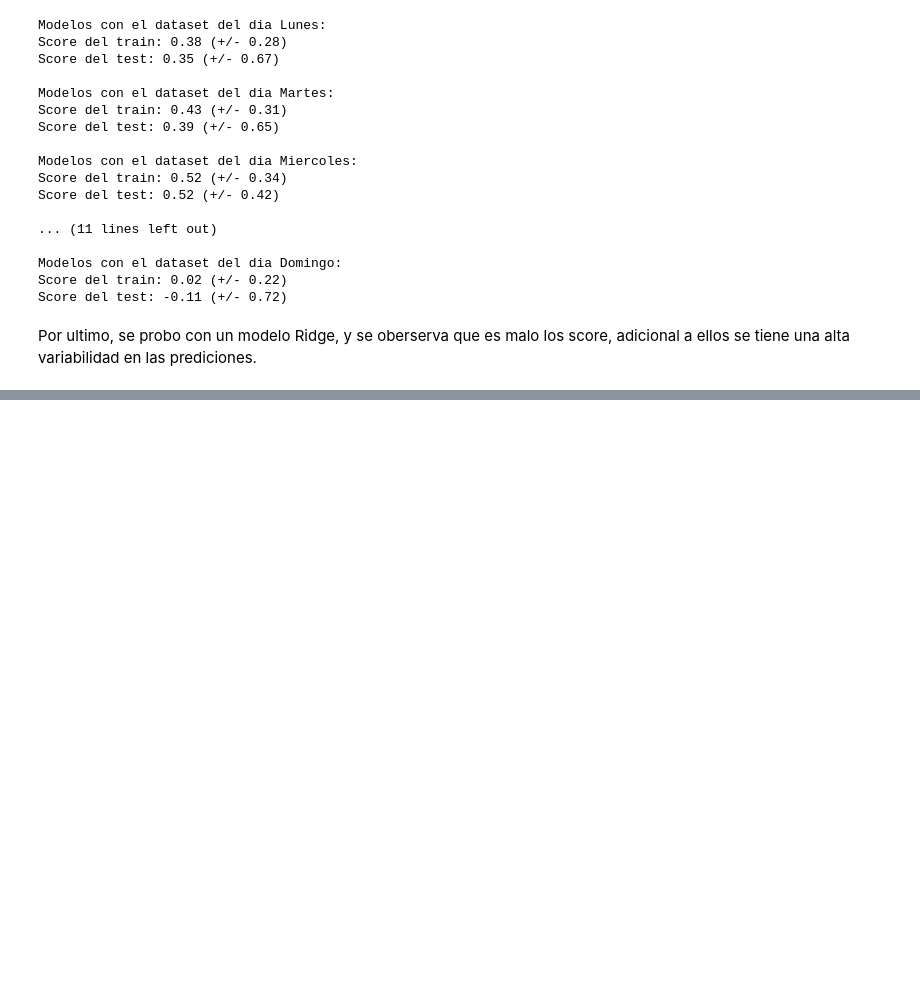
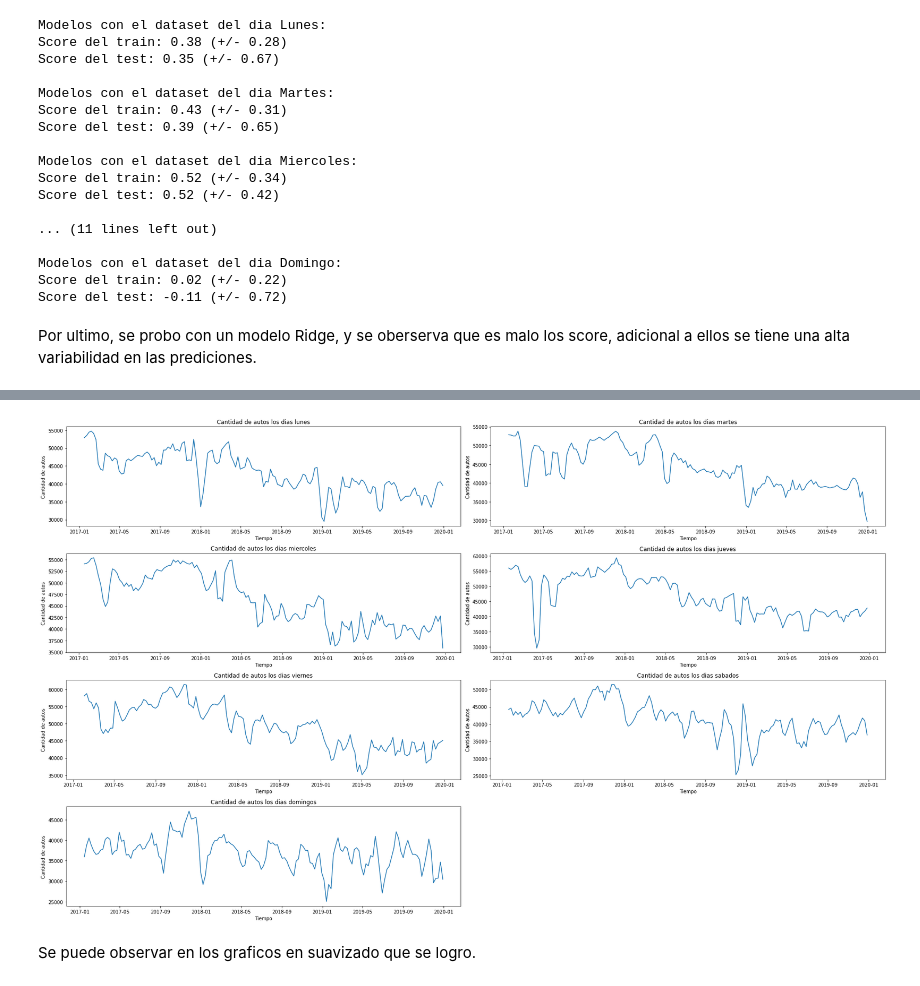
Before and after one commit to mianguevara/Acamica, a Jupyter notebook: DS_Proyecto_03_ST.ipynb, the cells around one changed output, grey strips where cells are left out. Saved outputs shown, nothing was run; the diff lists cells and outputs as text; code cells hidden in the pictures; blank space fills up the shorter version.

```diff
--- a/DS_Proyecto_03_ST.ipynb
+++ b/DS_Proyecto_03_ST.ipynb
@@ -710,0 +713,68 @@ Por ultimo, se probo con un modelo Ridge, y se oberserva que es malo los score,
+# %%
+dataset_monday['media_movil'] = dataset_monday['cantidad_pasos'].rolling(window=3).mean()
+dataset_monday=dataset_monday.dropna()
+dataset_tuesday['media_movil'] = dataset_tuesday['cantidad_pasos'].rolling(window=3).mean()
+dataset_tuesday=dataset_tuesday.dropna()
+dataset_wednesday['media_movil'] = dataset_wednesday['cantidad_pasos'].rolling(window=3).mean()
+dataset_wednesday=dataset_wednesday.dropna()
+dataset_thursday['media_movil'] = dataset_thursday['cantidad_pasos'].rolling(window=3).mean()
+dataset_thursday=dataset_thursday.dropna()
+dataset_friday['media_movil'] = dataset_friday['cantidad_pasos'].rolling(window=3).mean()
+dataset_friday=dataset_friday.dropna()
+dataset_saturday['media_movil'] = dataset_saturday['cantidad_pasos'].rolling(window=3).mean()
+dataset_saturday=dataset_saturday.dropna()
+dataset_sunday['media_movil'] = dataset_sunday['cantidad_pasos'].rolling(window=3).mean()
+dataset_sunday=dataset_sunday.dropna()
+# %%
+#Se grafica el comportamiento de la variable cantidad de pasos pero con su media movil de 3 periodos para cada dia de la semana
+
+plt.figure(figsize = (25,15))
+
+plt.subplot(4,2,1)
+plt.plot(dataset_monday.index, dataset_monday.media_movil)
+plt.xlabel('Tiempo')
+plt.ylabel('Cantidad de autos')
+plt.title('Cantidad de autos los dias lunes')
+
+plt.subplot(4,2,2)
+plt.plot(dataset_tuesday.index, dataset_tuesday.media_movil)
+plt.xlabel('Tiempo')
+plt.ylabel('Cantidad de autos')
+plt.title('Cantidad de autos los dias martes')
+
+plt.subplot(4,2,3)
+plt.plot(dataset_wednesday.index, dataset_wednesday.media_movil)
+plt.xlabel('Tiempo')
+plt.ylabel('Cantidad de autos')
+plt.title('Cantidad de autos los dias miercoles')
+
+plt.subplot(4,2,4)
+plt.plot(dataset_thursday.index, dataset_thursday.media_movil)
+plt.xlabel('Tiempo')
+plt.ylabel('Cantidad de autos')
+plt.title('Cantidad de autos los dias jueves')
+
+plt.subplot(4,2,5)
+plt.plot(dataset_friday.index, dataset_friday.media_movil)
+plt.xlabel('Tiempo')
+plt.ylabel('Cantidad de autos')
+plt.title('Cantidad de autos los dias viernes')
+
+plt.subplot(4,2,6)
+plt.plot(dataset_saturday.index, dataset_saturday.media_movil)
+plt.xlabel('Tiempo')
+plt.ylabel('Cantidad de autos')
+plt.title('Cantidad de autos los dias sabados')
+
+plt.subplot(4,2,7)
+plt.plot(dataset_sunday.index, dataset_sunday.media_movil)
+plt.xlabel('Tiempo')
+plt.ylabel('Cantidad de autos')
+plt.title('Cantidad de autos los dias domingos')
+
+plt.tight_layout()
+plt.show()
+# %% [output]
+[figure, added]
+# %% [markdown]
+Se puede observar en los graficos en suavizado que se logro.
```
Also changed, not shown: parts of 8 cells of this notebook.
